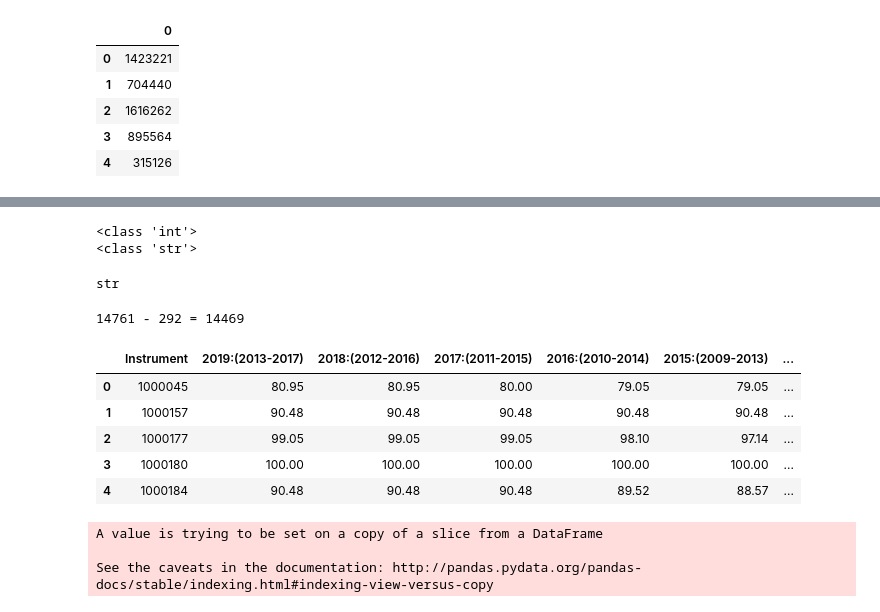
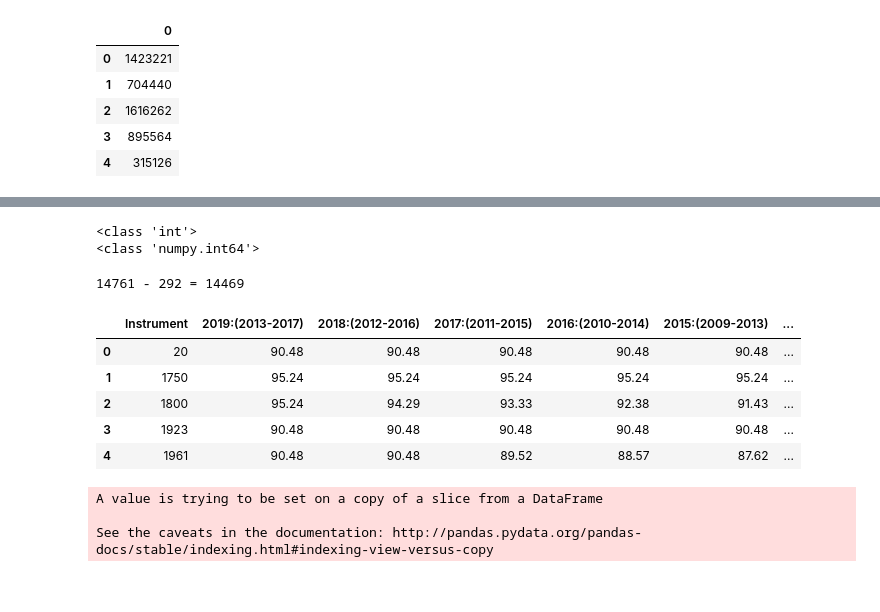
Before and after one commit to Faisalsouz/bankruptcy, a Jupyter notebook: data/Eikon/Cleaning.ipynb, the cells around one changed output, grey strips where cells are left out. Cells and saved outputs as stored; diff of their text form; code cells hidden in the pictures.

Commit message:
convert cik codes in the dictionary to integer again

```diff
--- a/data/Eikon/Cleaning.ipynb
+++ b/data/Eikon/Cleaning.ipynb
@@ -19,7 +19,7 @@ data.head()
 ## Healthy Companies Data
 # %%
 # extract the healthy dataframe
-healthy_raw = data[data['Bankrupt'] == '0']
+healthy_raw = data[data['Bankrupt'] == 0]
 
 healthy_raw.head()
 # %% [output]
@@ -112,7 +114,7 @@ Year
 23
 # %%
 healthy = healthy.groupby(['Instrument', 'Year']).sum().reset_index()
-healthy['noNANs'] = healthy.sum(axis=1)
+healthy['noNANs'] = healthy.sum(axis=1) - healthy['Instrument'] - healthy['Year']
 healthy = healthy[['Instrument', 'Year', 'noNANs']]
 
 healthy.head()
@@ -206,5 +208,3 @@ healthy.head()
-# %%
-healthy['Year'] = healthy['Year'].apply(lambda x: int(x))
 # %%
 # write a function for the task
 
@@ -367,30 +367,29 @@ healthy_fullness.head()
-# %%
-# change cik codes format in bad_cik list to string
-# so to be comparable with the Instrument column of
-# our dataframe
-print(type(bad_cik[1]))
-print(type(healthy_fullness.Instrument[1]))
-bad_cik = [str(cik) for cik in bad_cik]
-type(bad_cik[1])
-# %% [output]
-<class 'int'>
-<class 'str'>
-str
+# %%
+# check the CIK formats in dataframe and dictionary
+# to make sure they're comparable
+print(type(bad_cik[1]))
+print(type(healthy_fullness.Instrument[1]))
+# %% [output]
+<class 'int'>
+<class 'numpy.int64'>
 # %%
+# calculate the number of unique CIK in the healthy list
+len(healthy_fullness.Instrument.unique())
+
 # drop companies with no filed 10-K form
 healthy = healthy_fullness[~healthy_fullness.Instrument.isin(bad_cik)]
 # check to make sure everything is okay and under control
 print(len(healthy_fullness), '-', len(set(bad_cik)), '=', len(healthy))
 
 healthy.head()
 # %% [output]
 14761 - 292 = 14469
 |  | Instrument | 2019:(2013-2017) | 2018:(2012-2016) | 2017:(2011-2015) | 2016:(2010-2014) | 2015:(2009-2013) | ... |
-| 0 | 1000045 | 80.95 | 80.95 | 80.00 | 79.05 | 79.05 | ... |
-| 1 | 1000157 | 90.48 | 90.48 | 90.48 | 90.48 | 90.48 | ... |
-| 2 | 1000177 | 99.05 | 99.05 | 99.05 | 98.10 | 97.14 | ... |
-| 3 | 1000180 | 100.00 | 100.00 | 100.00 | 100.00 | 100.00 | ... |
-| 4 | 1000184 | 90.48 | 90.48 | 90.48 | 89.52 | 88.57 | ... |
+| 0 | 20 | 90.48 | 90.48 | 90.48 | 90.48 | 90.48 | ... |
+| 1 | 1750 | 95.24 | 95.24 | 95.24 | 95.24 | 95.24 | ... |
+| 2 | 1800 | 95.24 | 94.29 | 93.33 | 92.38 | 91.43 | ... |
+| 3 | 1923 | 90.48 | 90.48 | 90.48 | 90.48 | 90.48 | ... |
+| 4 | 1961 | 90.48 | 90.48 | 89.52 | 88.57 | 87.62 | ... |
 # %%
 # create a new dictionary to save the fullest
 # healthy companies for each period
```
Also changed, not shown: parts of 12 cells of this notebook, 2 other files.
